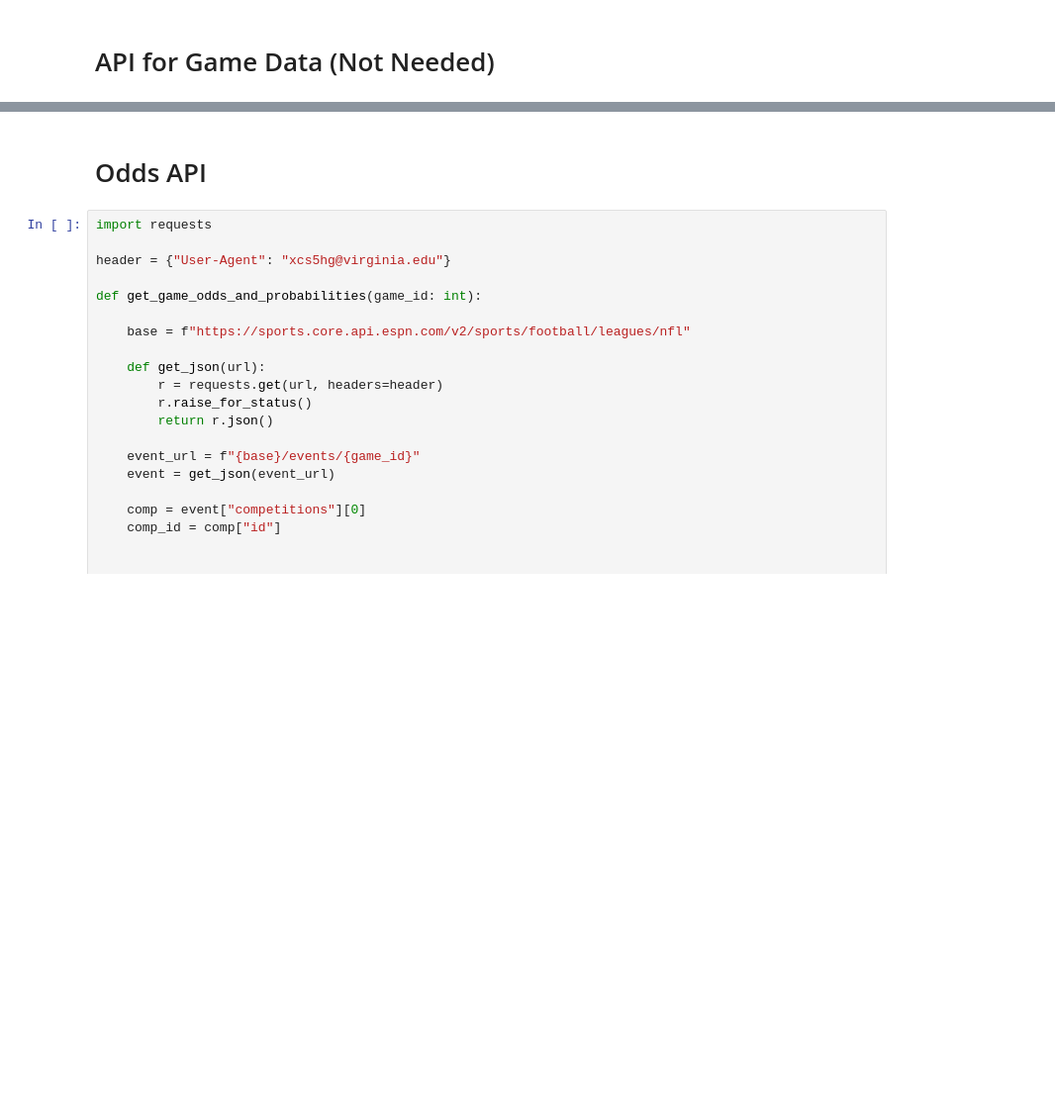
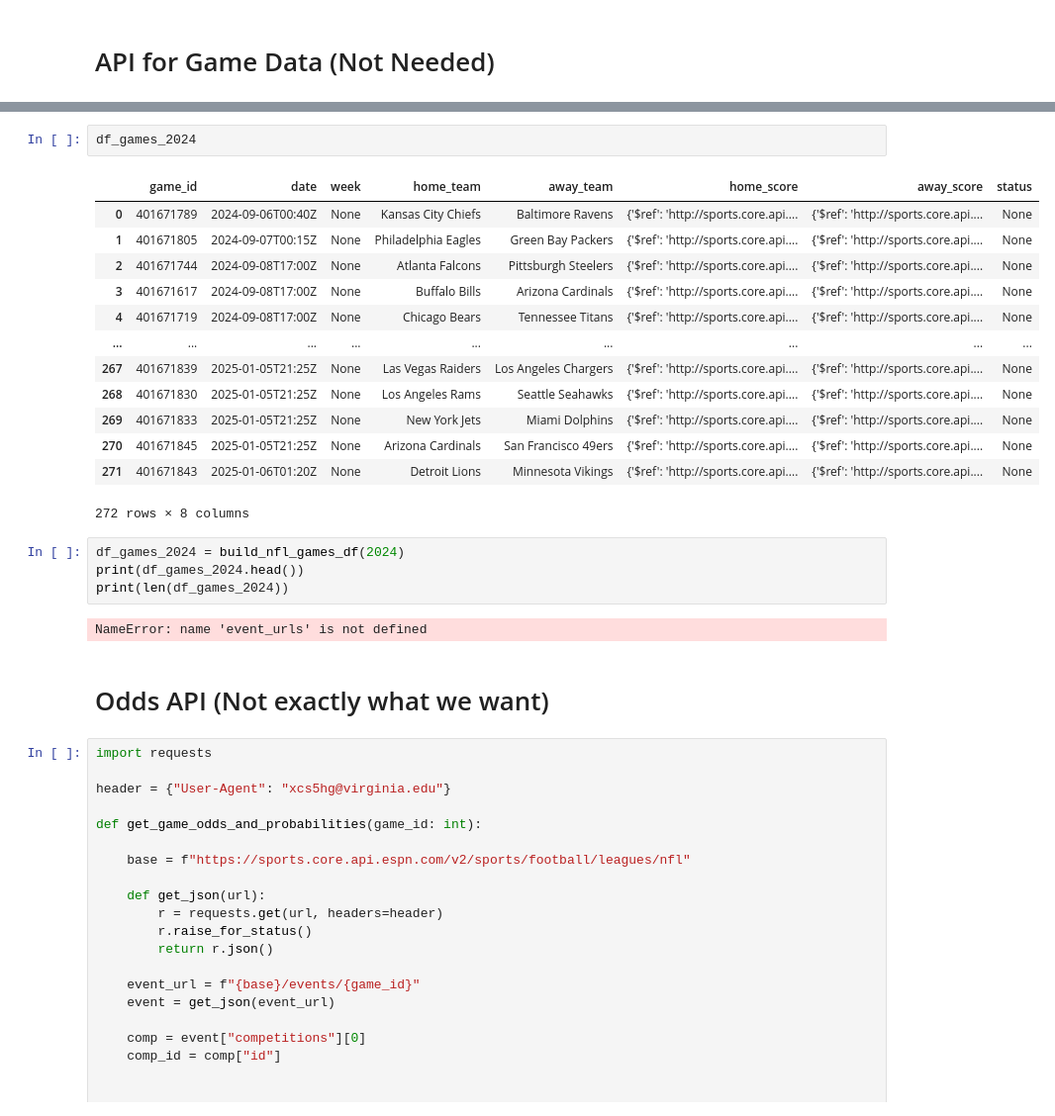
Before and after one commit to Lcocks/SportsBetting_NN, a Jupyter notebook: apicodes.ipynb, the cells around one changed output, grey strips where cells are left out. Shown at 99% size. Drawn from its saved outputs; the diff is of its cells as text; blank space fills up the shorter version.

```diff
--- a/apicodes.ipynb
+++ b/apicodes.ipynb
@@ -78,5 +99,27 @@ Index: []
+# %%
+df_games_2024
+# %% [output]
+|  | game_id | date | week | home_team | away_team | home_score | away_score | status |
+| 0 | 401671789 | 2024-09-06T00:40Z | None | Kansas City Chiefs | Baltimore Ravens | {'$ref': 'http://sports.core.api.... | {'$ref': 'http://sports.core.api.... | None |
+| 1 | 401671805 | 2024-09-07T00:15Z | None | Philadelphia Eagles | Green Bay Packers | {'$ref': 'http://sports.core.api.... | {'$ref': 'http://sports.core.api.... | None |
+| 2 | 401671744 | 2024-09-08T17:00Z | None | Atlanta Falcons | Pittsburgh Steelers | {'$ref': 'http://sports.core.api.... | {'$ref': 'http://sports.core.api.... | None |
+| 3 | 401671617 | 2024-09-08T17:00Z | None | Buffalo Bills | Arizona Cardinals | {'$ref': 'http://sports.core.api.... | {'$ref': 'http://sports.core.api.... | None |
+| 4 | 401671719 | 2024-09-08T17:00Z | None | Chicago Bears | Tennessee Titans | {'$ref': 'http://sports.core.api.... | {'$ref': 'http://sports.core.api.... | None |
+| ... | ... | ... | ... | ... | ... | ... | ... | ... |
+| 267 | 401671839 | 2025-01-05T21:25Z | None | Las Vegas Raiders | Los Angeles Chargers | {'$ref': 'http://sports.core.api.... | {'$ref': 'http://sports.core.api.... | None |
+| 268 | 401671830 | 2025-01-05T21:25Z | None | Los Angeles Rams | Seattle Seahawks | {'$ref': 'http://sports.core.api.... | {'$ref': 'http://sports.core.api.... | None |
+| 269 | 401671833 | 2025-01-05T21:25Z | None | New York Jets | Miami Dolphins | {'$ref': 'http://sports.core.api.... | {'$ref': 'http://sports.core.api.... | None |
+| 270 | 401671845 | 2025-01-05T21:25Z | None | Arizona Cardinals | San Francisco 49ers | {'$ref': 'http://sports.core.api.... | {'$ref': 'http://sports.core.api.... | None |
+| 271 | 401671843 | 2025-01-06T01:20Z | None | Detroit Lions | Minnesota Vikings | {'$ref': 'http://sports.core.api.... | {'$ref': 'http://sports.core.api.... | None |
+272 rows × 8 columns
+# %%
+df_games_2024 = build_nfl_games_df(2024)
+print(df_games_2024.head())
+print(len(df_games_2024))
+# %% [output]
+NameError: name 'event_urls' is not defined
 # %% [markdown]
-# Odds API
+# Odds API (Not exactly what we want)
 # %%
 import requests
 
```
Also changed, not shown: parts of 9 cells of this notebook.
